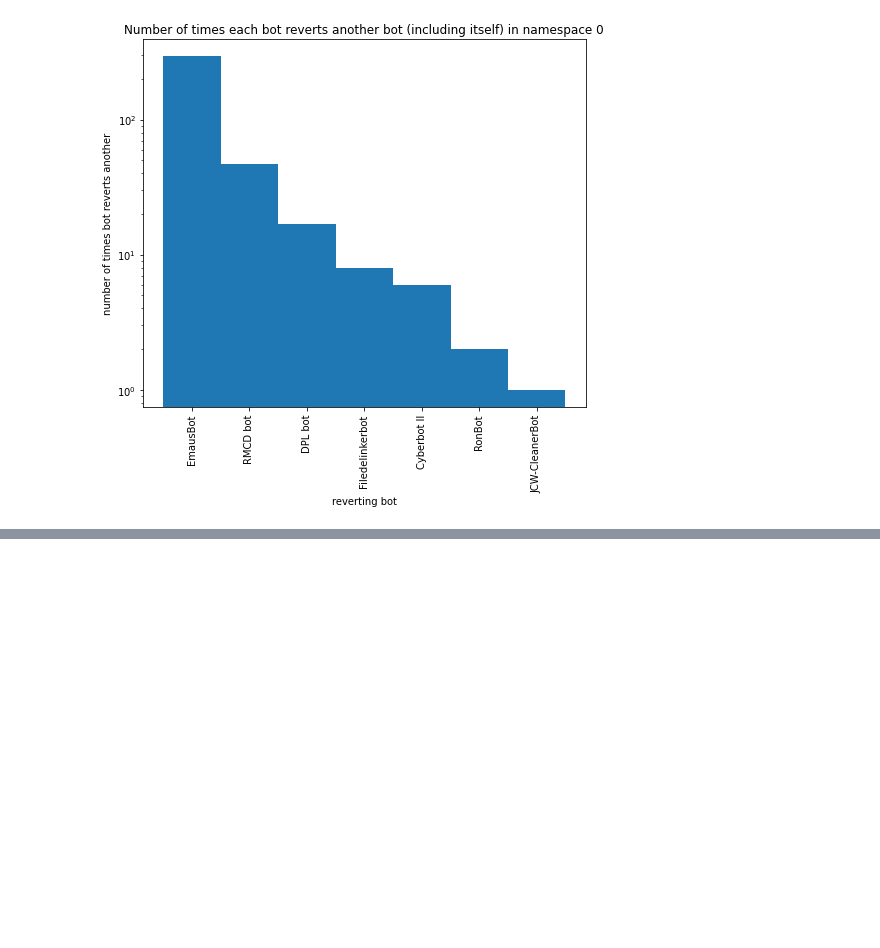
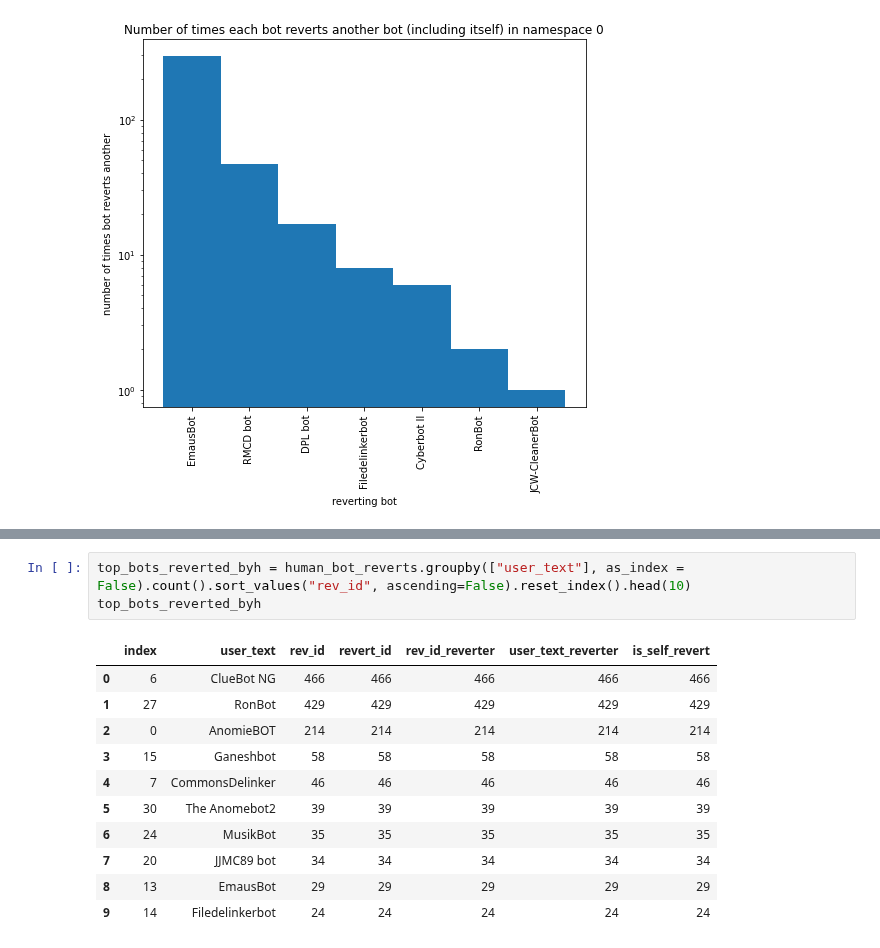
Before and after one commit to levon003/wiki-ores-feedback, a Jupyter notebook: reu2021/bot_reverts_namespace0.ipynb, the cells around one changed output, grey strips where cells are left out. Drawn from its saved outputs; the diff is of its cells as text; blank space fills up the shorter version.

```diff
--- a/reu2021/bot_reverts_namespace0.ipynb
+++ b/reu2021/bot_reverts_namespace0.ipynb
@@ -199,0 +264,15 @@ plt.show()
+# %%
+top_bots_reverted_byh = human_bot_reverts.groupby(["user_text"], as_index = False).count().sort_values("rev_id", ascending=False).reset_index().head(10)
+top_bots_reverted_byh
+# %% [output]
+|  | index | user_text | rev_id | revert_id | rev_id_reverter | user_text_reverter | is_self_revert |
+| 0 | 6 | ClueBot NG | 466 | 466 | 466 | 466 | 466 |
+| 1 | 27 | RonBot | 429 | 429 | 429 | 429 | 429 |
+| 2 | 0 | AnomieBOT | 214 | 214 | 214 | 214 | 214 |
+| 3 | 15 | Ganeshbot | 58 | 58 | 58 | 58 | 58 |
+| 4 | 7 | CommonsDelinker | 46 | 46 | 46 | 46 | 46 |
+| 5 | 30 | The Anomebot2 | 39 | 39 | 39 | 39 | 39 |
+| 6 | 24 | MusikBot | 35 | 35 | 35 | 35 | 35 |
+| 7 | 20 | JJMC89 bot | 34 | 34 | 34 | 34 | 34 |
+| 8 | 13 | EmausBot | 29 | 29 | 29 | 29 | 29 |
+| 9 | 14 | Filedelinkerbot | 24 | 24 | 24 | 24 | 24 |
```
Also changed, not shown: parts of 7 cells of this notebook.
